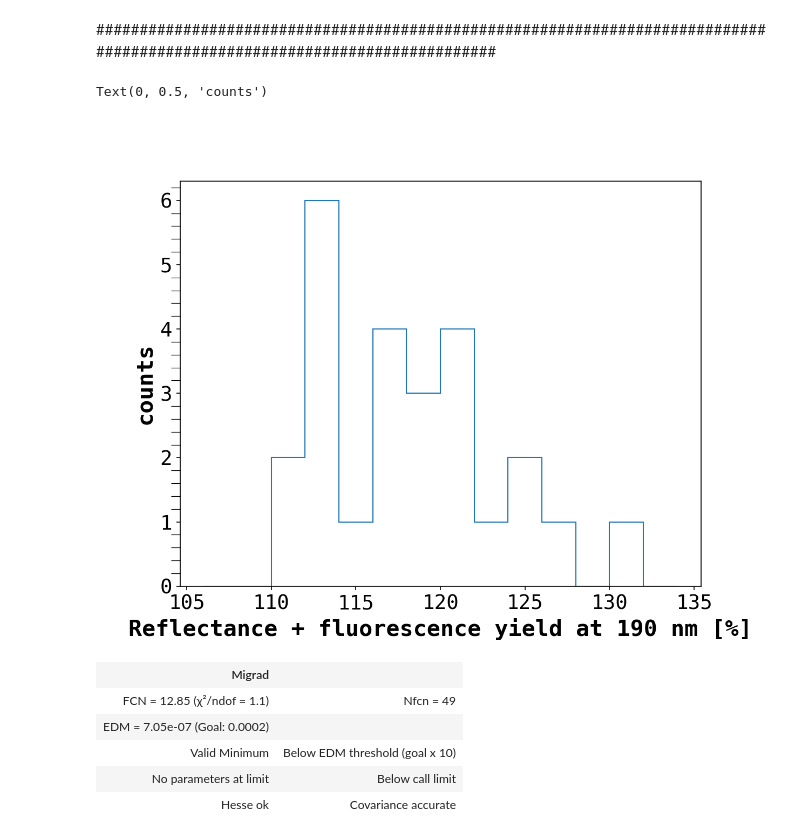
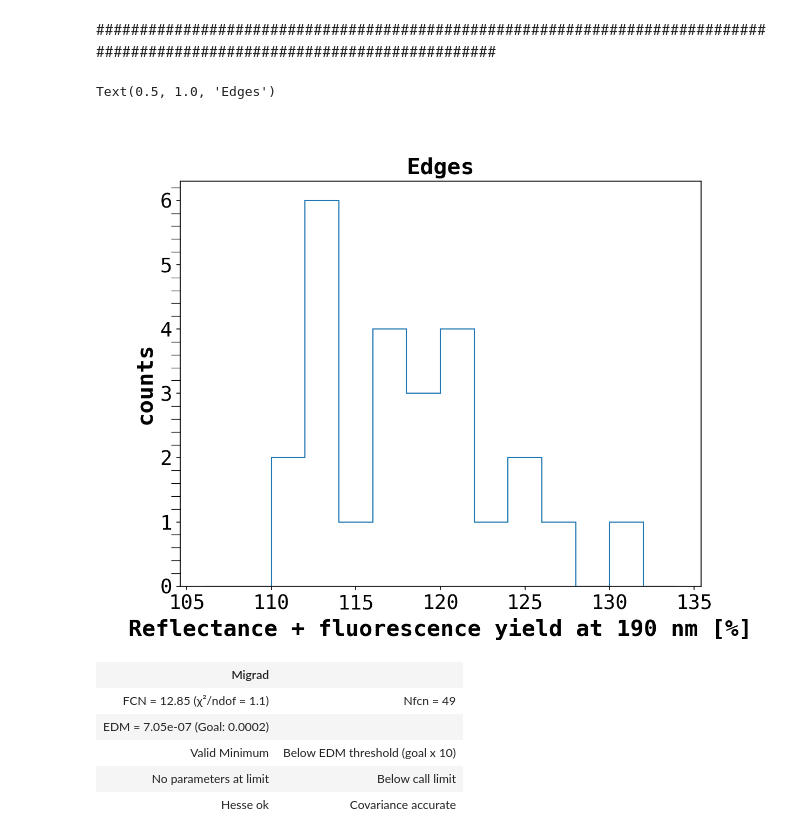
Before and after one commit to sarthchoudhary/ArGCAT, a Jupyter notebook: notebooks/plot_spectrophotometry.ipynb, the cells around one changed output. Cells and saved outputs as stored; diff of their text form; code cells hidden in the pictures.

```diff
--- a/notebooks/plot_spectrophotometry.ipynb
+++ b/notebooks/plot_spectrophotometry.ipynb
@@ -82,16 +82,18 @@ def create_fig_with_inset(fig_number:int):
     fig, ax = plt.subplots(num=fig_number, figsize=(14.0, 11.0), dpi=150);
     ax.grid()
     # ax.set_ylim(-500, 400)
-    ax.set_ylim(0, 400)
+    # ax.set_ylim(0, 400)
+    ax.set_ylim(0, 500)
     ax.set_xlim(185, 600)
     ax.set_xlabel('Wavelength [nm]', fontsize=20)
     ax.set_ylabel('Reflectance + fluorescence yield [%]', fontsize=20)
-    ax_inset = inset_axes(ax, width="50%", height="50%", loc='center',
-                        bbox_to_anchor=(-0.15, 0.15, 1, 1),
+    ax_inset = inset_axes(ax, width="45%", height="45%", loc='center',
+                        bbox_to_anchor=(-0.14, 0.22, 1, 1),
                         bbox_transform=ax.transAxes);
     ax_inset.tick_params(axis='x', rotation=-15)
-    ax_inset.set_ylim(80, 160)
-    # ax_inset.set_ylim(0, 400)
+    # ax_inset.set_ylim(80, 160)
+    ax_inset.set_ylim(100, 250)
+    ## ax_inset.set_ylim(0, 400)
     ax_inset.set_xlim(185, 200)
     ax_inset.grid()
     return fig, ax, ax_inset
@@ -809,15 +809,15 @@ Adjusted p-value: 0.25
 # %%
 fig8, ax8= plt.subplots(1, 1, figsize=[8.3, 6.5], dpi=150) #14, 11], dpi=75)
 
 # hist_content, hist_edges, _histObjects = ax8.hist(PEN_R190_Edges_ls, bins=10, histtype='step')
 hist_content, hist_edges, _histObjects = ax8.hist(PEN_R190_Edges_ls, bins=np.arange(106, 136, 2), histtype='step', label='data')
 ax8.set_xlabel('Reflectance + fluorescence yield at 190 nm [%]', fontsize=20)
 # ax8.tick_params(axis='x', rotation=-15)
 ax8.set_ylabel('counts', fontsize=20)
-# ax8.set_title('Edges')
+ax8.set_title('Edges')
 # %% [output]
-Text(0, 0.5, 'counts')
+Text(0.5, 1.0, 'Edges')
-[figure, old version]
+[figure, new version]
 # %%
 # text_in_box = AnchoredText(f"statistics = {int(np.sum(hist_content))}" '\n$\mu$' f' = {np.mean(PEN_R190_Edges_ls):.3f}' '\n$\sigma$' f' = {np.std(PEN_R190_Edges_ls):.3f}',
 #                         #    '\n$\\chi^{2}/\\nu$' f" = {red_chisqr_value:.2f}" '\n$\mu$' f' = {fitted_parameters[0]:.3f}' '\n$\sigma$' f' = {fitted_parameters[1]:.3f}',\
```
Also changed, not shown: parts of 35 cells of this notebook.
